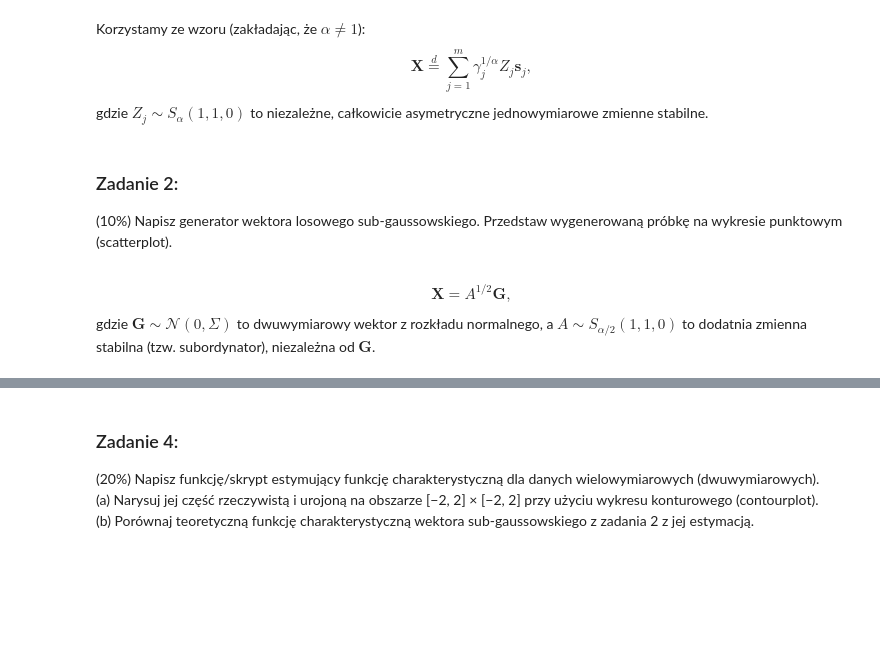
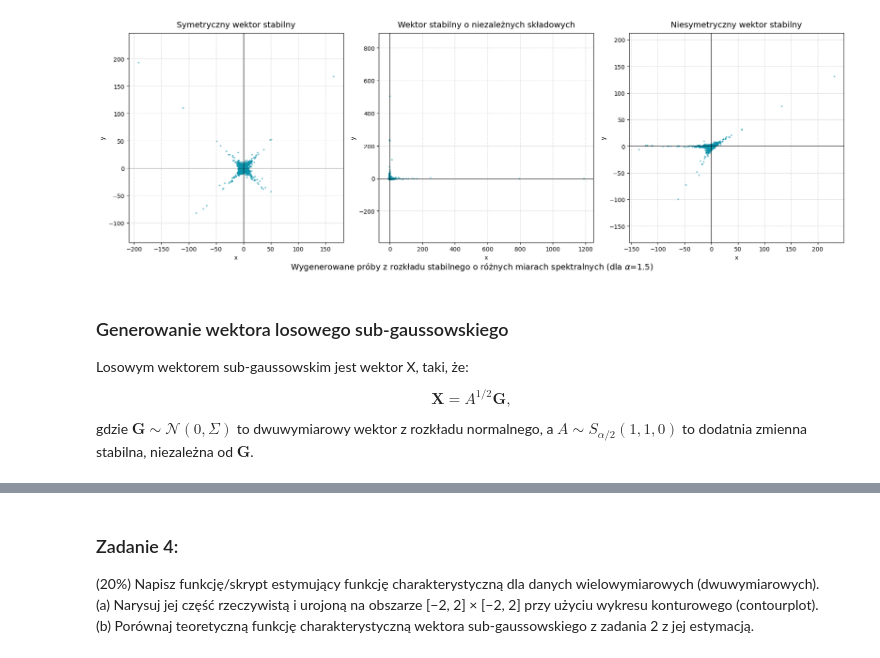
Before and after one commit to BartoszMichalak13/Raports-CSoSP, a Jupyter notebook: ksps_r2_242504_268429.ipynb, the cells around one changed output, grey strips where cells are left out. Cells and saved outputs as stored; diff of their text form; code cells hidden in the pictures; blank space fills up the shorter version.

```diff
--- a/ksps_r2_242504_268429.ipynb
+++ b/ksps_r2_242504_268429.ipynb
@@ -6,3 +11,10 @@ import math
 from scipy.stats import linregress, wasserstein_distance
 import matplotlib.pyplot as plt
 from tqdm import tqdm
+from numba import njit
+
+np.random.seed(42)
+
+# shortcut for making np.arrays
+def V(*args):
+    return np.array(args, dtype=float)
@@ -55,4 +51,0 @@ Rozważ dowolne α < 2.
-# %% [markdown]
-Korzystamy ze wzoru (zakładając, że $\alpha \neq 1$):
-$$\mathbf{X} \stackrel{d}{=} \sum_{j=1}^{m} \gamma_j^{1/\alpha} Z_j \mathbf{s}_j,$$
-gdzie $Z_j \sim S_\alpha(1, 1, 0)$ to niezależne, całkowicie asymetryczne jednowymiarowe zmienne stabilne.
@@ -72,4 +52,55 @@ def generate_discrete_stable_2d_user(alpha, angles, weights, n_samples):
-# %% [markdown]
-### Zadanie 2:
-(10%) Napisz generator wektora losowego sub-gaussowskiego. Przedstaw wygenerowaną
-próbkę na wykresie punktowym (scatterplot).
+# %%
+alpha = 1.5
+proc_sample_count = 5000
+
+angles = []
+
+angles.append([np.pi/4 + i/2*np.pi for i in range(0, 4)])
+weights = [1.0]*4
+
+x_symetrical = np.array([get_random_a_stable_vec_spectral(alpha, angles[-1], weights, V(0.0, 0.0)) for _ in range(0, proc_sample_count)])
+
+# independent - points only on OX and OY
+angles.append([0, np.pi/2])
+weights = [2.0, 1.0]
+
+x_independent = np.array([get_random_a_stable_vec_spectral(alpha, angles[-1], weights, V(0.0, 0.0)) for _ in range(0, proc_sample_count)])
+
+# "random" points
+angles.append([np.pi/6, np.pi, 4*np.pi/3])
+weights = [1.0, 2.5, 0.5]
+
+x_asymetrical = np.array([get_random_a_stable_vec_spectral(alpha, angles[-1], weights, V(0.0, 0.0)) for _ in range(0, proc_sample_count)])
+
+###################
+
+
+fig, axes = plt.subplots(1, 3, figsize=(18, 6))
+
+def style_axis(ax, title):
+    ax.set_title(title, fontsize=14, pad=10)
+    ax.grid(True, linestyle='--', alpha=0.5)
+    ax.axhline(0, color='black', linewidth=0.8)
+    ax.axvline(0, color='black', linewidth=0.8)
+    ax.set_xlabel('x')
+    ax.set_ylabel('y')
+    ax.axis('equal')
+
+axes[0].scatter(x_symetrical[:, 0], x_symetrical[:, 1], s=4, alpha=0.4, color="#0c92aa")
+style_axis(axes[0], f"Symetryczny wektor stabilny")
+
+axes[1].scatter(x_independent[:, 0], x_independent[:, 1], s=4, alpha=0.4, color="#0c92aa")
+style_axis(axes[1], f"Wektor stabilny o niezależnych składowych")
+
+axes[2].scatter(x_asymetrical[:, 0], x_asymetrical[:, 1], s=4, alpha=0.4, color='#0c92aa')
+style_axis(axes[2], f"Niesymetryczny wektor stabilny")
+
+plt.tight_layout()
+fig.suptitle(
+    f"Wygenerowane próby z rozkładu stabilnego o różnych miarach spektralnych (dla $\\alpha$={alpha})",
+    y=0.02,
+    fontsize=14
+)
+plt.show()
+# %% [output]
+[figure, added]
@@ -76,3 +123,7 @@ próbkę na wykresie punktowym (scatterplot).
 # %% [markdown]
+### Generowanie wektora losowego sub-gaussowskiego
+
+Losowym wektorem sub-gaussowskim jest wektor X, taki, że:
+
 $$\mathbf{X} = A^{1/2} \mathbf{G},$$
-gdzie $\mathbf{G} \sim \mathcal{N}(0, \Sigma)$ to dwuwymiarowy wektor z rozkładu normalnego, a $A \sim S_{\alpha/2}(1, 1, 0)$ to dodatnia zmienna stabilna (tzw. subordynator), niezależna od $\mathbf{G}$.
+gdzie $\mathbf{G} \sim \mathcal{N}(0, \Sigma)$ to dwuwymiarowy wektor z rozkładu normalnego, a $A \sim S_{\alpha/2}(1, 1, 0)$ to dodatnia zmienna stabilna, niezależna od $\mathbf{G}$.
```
Also changed, not shown: parts of 25 cells of this notebook, 1 other file.
